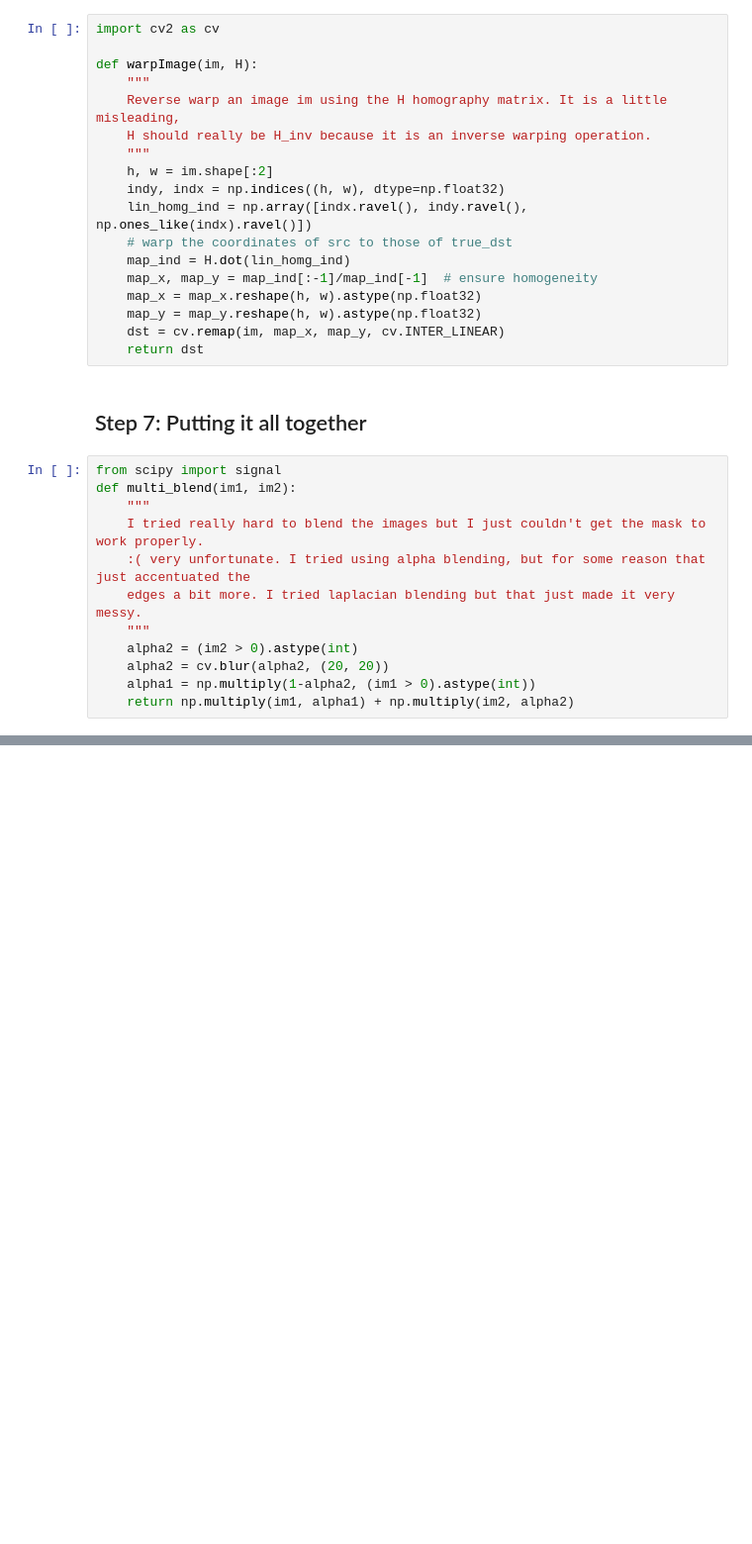
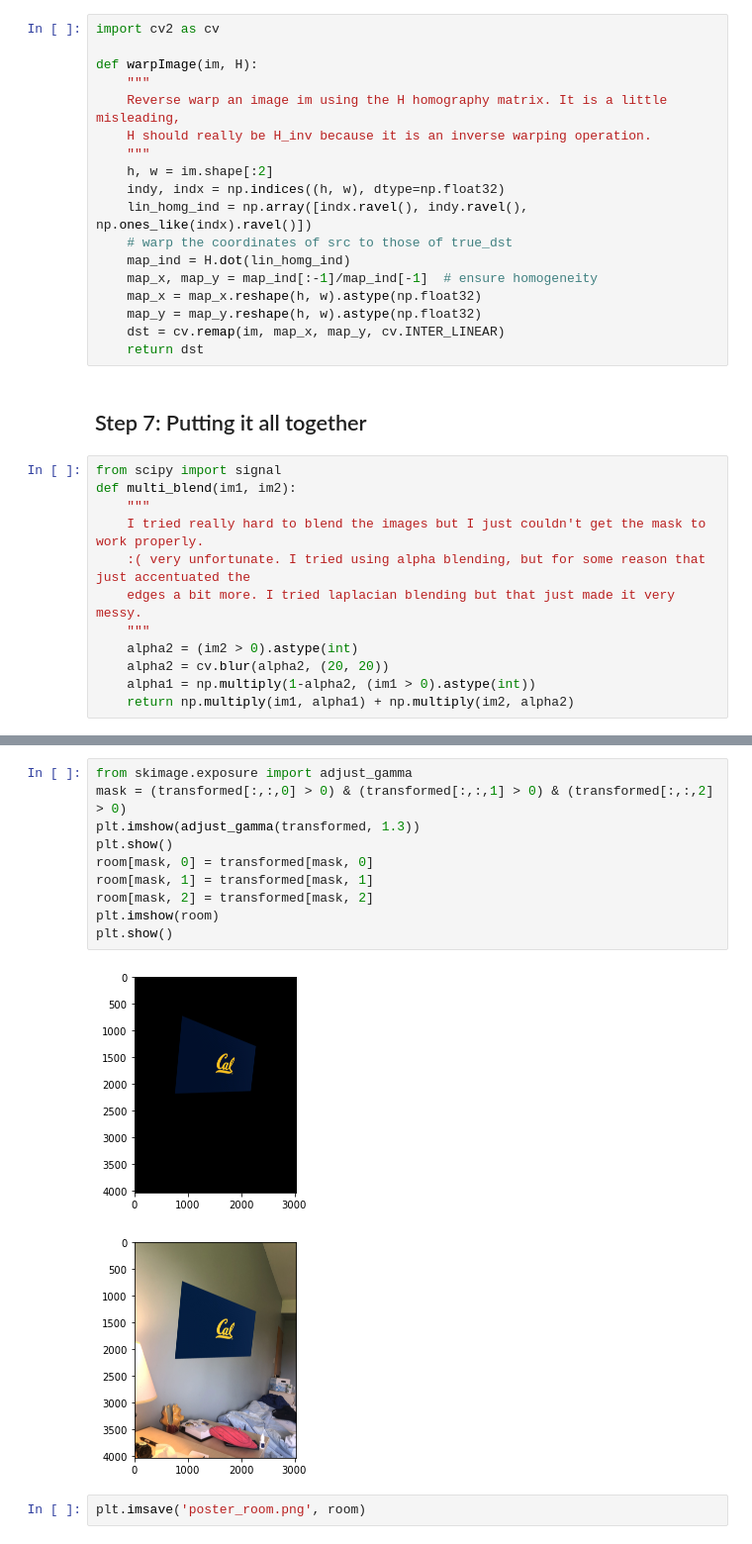
Before and after one commit to bxliu2000/bxliu2000.github.io, a Jupyter notebook: proj5/Part B.ipynb, the cells around one changed output, grey strips where cells are left out. Shown at 99% size. Saved outputs shown, nothing was run; the diff lists cells and outputs as text; blank space fills up the shorter version.

```diff
--- a/proj5/Part B.ipynb
+++ b/proj5/Part B.ipynb
@@ -360,0 +409,15 @@ skio.imsave('testerr.png', mosaic)
+# %%
+from skimage.exposure import adjust_gamma
+mask = (transformed[:,:,0] > 0) & (transformed[:,:,1] > 0) & (transformed[:,:,2] > 0)
+plt.imshow(adjust_gamma(transformed, 1.3))
+plt.show()
+room[mask, 0] = transformed[mask, 0]
+room[mask, 1] = transformed[mask, 1]
+room[mask, 2] = transformed[mask, 2]
+plt.imshow(room)
+plt.show()
+# %% [output]
+[figure, added]
+[figure, added]
+# %%
+plt.imsave('poster_room.png', room)
```
Also changed, not shown: parts of 5 cells of this notebook, 6 other files.
